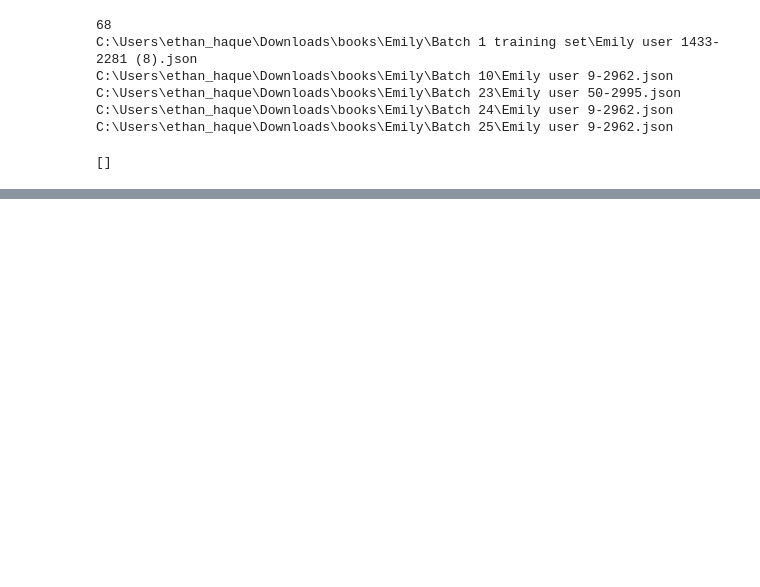
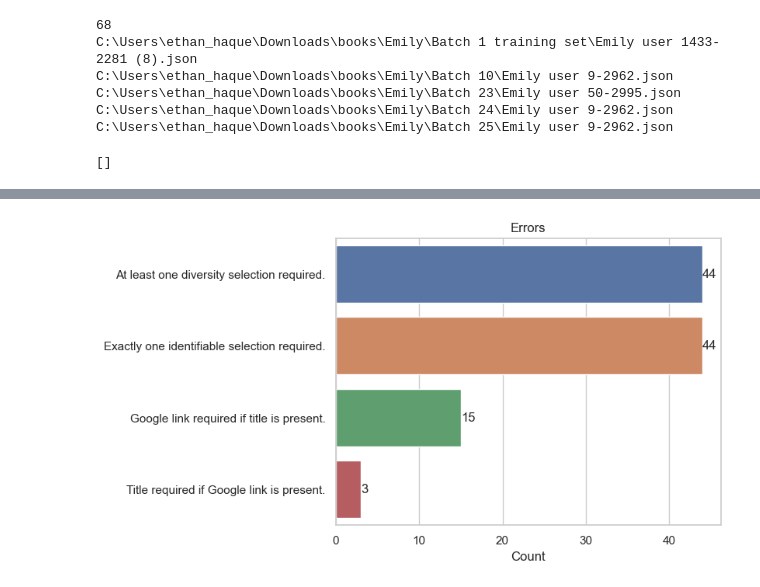
Before and after one commit to PrincetonSSPLab/bitmoji-project, a Jupyter notebook: books_parsing/books_via_to_csv.ipynb, the cells around one changed output, grey strips where cells are left out. Cells and saved outputs as stored; diff of their text form; code cells hidden in the pictures; blank space fills up the shorter version.

```diff
--- a/books_parsing/books_via_to_csv.ipynb
+++ b/books_parsing/books_via_to_csv.ipynb
@@ -145,0 +169,24 @@ ax.figure.savefig(os.path.join(output_dir, "number_of_images.png"), bbox_inches=
+# %%
+import os
+import seaborn as sns
+
+# Assuming df is already defined
+
+data = df.groupby("errors").size().to_dict()
+data_dictionary = {}
+for key, value in data.items():
+    if key:
+        for error in key.split("; "):
+            if error not in data_dictionary:
+                data_dictionary[error] = 0
+            data_dictionary[error] += value
+data = data_dictionary
+data = {k: v for k, v in sorted(data.items(), key=lambda item: item[1], reverse=True)}
+
+ax = sns.barplot(x=list(data.values()), y=list(data.keys()))
+ax.set_title("Errors")
+ax.set_xlabel("Count")
+ax.bar_label(ax.containers[0], fmt='%.0f', label_type='edge')
+ax.figure.savefig(os.path.join(output_dir, "number_of_errors.png"), bbox_inches="tight")
+# %% [output]
+[figure, added]
```
Also changed, not shown: parts of 12 cells of this notebook.
